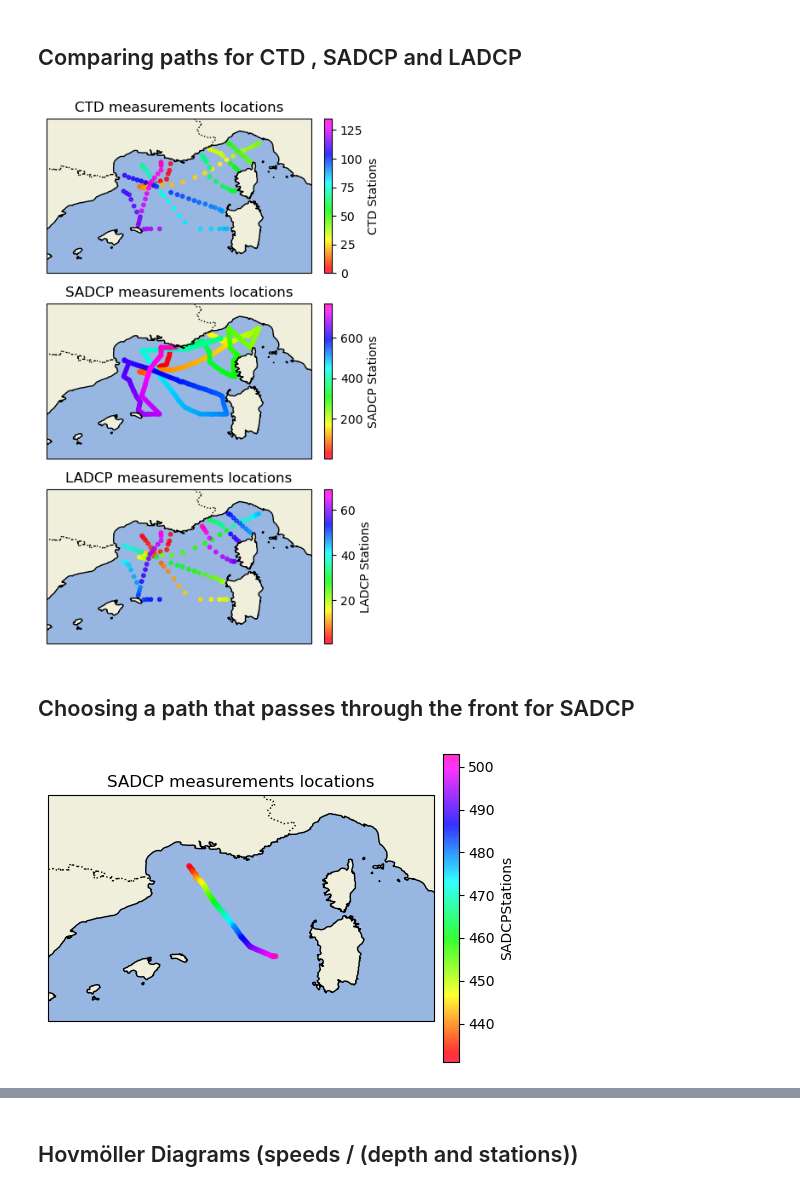
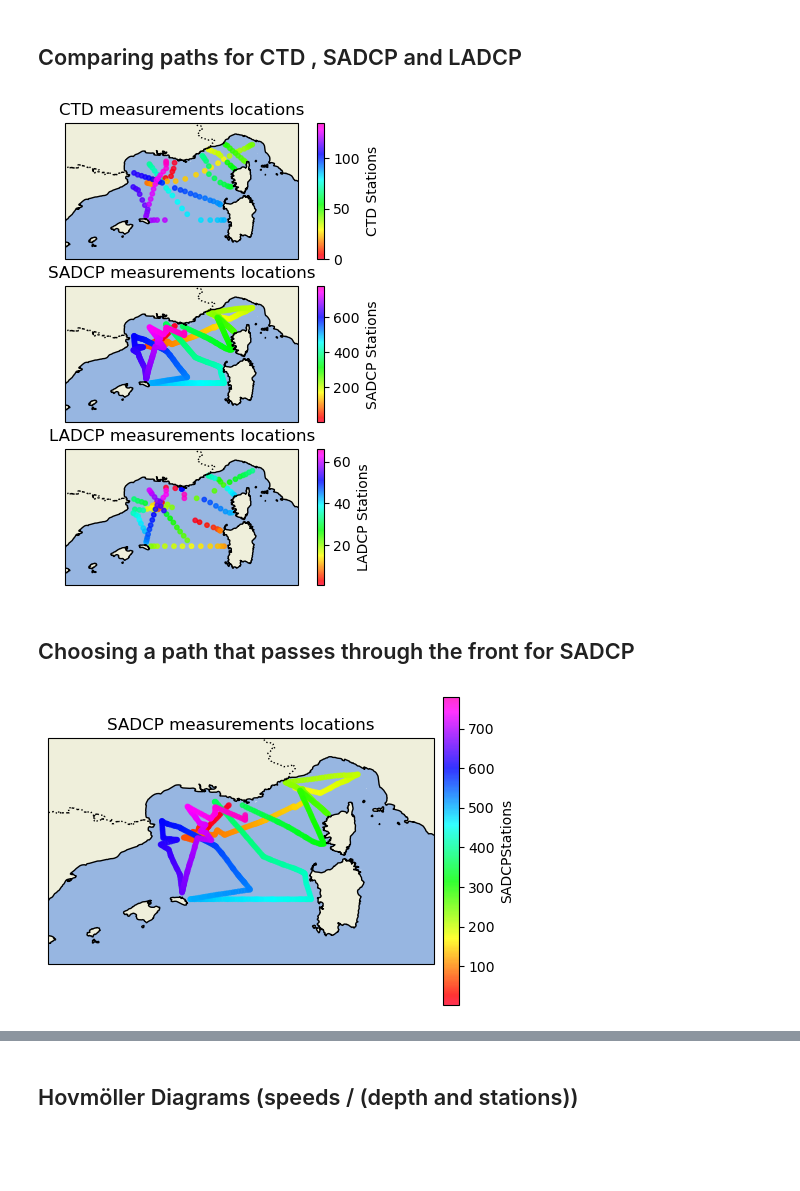
Before and after one commit to juliencollard2001/FOET_Northern_Gyre, a Jupyter notebook: SLADCP_vis.ipynb, the cells around one changed output, grey strips where cells are left out. Cells and saved outputs as stored; diff of their text form; code cells hidden in the pictures; blank space fills up the shorter version.

```diff
--- a/SLADCP_vis.ipynb
+++ b/SLADCP_vis.ipynb
@@ -16,7 +16,7 @@ from T_S_diagram import ts_diagram
 from data_loading import get_LADCP, get_SADCP,get_2021_CTD_data
 # %%
 # Load the data from the file
-year = 2021
+year = 2019
 
 SADCP = get_SADCP(year)
 LADCP = get_LADCP(year)
@@ -24,7 +24,7 @@ CTD = get_2021_CTD_data()
 # %% [markdown]
 ## Comparing paths for CTD , SADCP and LADCP
 # %%
-fig, ax = plt.subplots(3,1,figsize=(10,8),subplot_kw={'projection': ccrs.PlateCarree()})
+fig, ax = plt.subplots(3,1,figsize=(12,6),subplot_kw={'projection': ccrs.PlateCarree()})
 ax.flatten()
 
 sc = ax[0].scatter (CTD['longitude'],CTD['latitude'], s=10, c=CTD['idx'], cmap='gist_rainbow', alpha=0.8)
@@ -34,41 +34,41 @@ ax[0].add_feature(cfeature.COASTLINE)
 ax[0].add_feature(cfeature.OCEAN)
 ax[0].add_feature(cfeature.BORDERS, linestyle=':')
 cbar = plt.colorbar(sc, ax=ax[0], orientation='vertical', pad=0.02)
 cbar.set_label('CTD Stations')
 ax[0].set_title('CTD measurements locations')
 
 
 sc = ax[1].scatter (SADCP['longitude'],SADCP['latitude'], s=10, c=SADCP['idx'], cmap='gist_rainbow', alpha=0.8)
 ax[1].set_extent([0, 12, 38, 45])
 ax[1].add_feature(cfeature.LAND)
 ax[1].add_feature(cfeature.COASTLINE)
 ax[1].add_feature(cfeature.OCEAN)
 ax[1].add_feature(cfeature.BORDERS, linestyle=':')
 cbar = plt.colorbar(sc, ax=ax[1], orientation='vertical', pad=0.02)
 cbar.set_label('SADCP Stations')
 ax[1].set_title('SADCP measurements locations')
 
 
 sc = ax[2].scatter (LADCP['longitude'],LADCP['latitude'], s=10, c=LADCP['idx'], cmap='gist_rainbow', alpha=0.8)
 ax[2].set_extent([0, 12, 38, 45])
 ax[2].add_feature(cfeature.LAND)
 ax[2].add_feature(cfeature.COASTLINE)
 ax[2].add_feature(cfeature.OCEAN)
 ax[2].add_feature(cfeature.BORDERS, linestyle=':')
 cbar = plt.colorbar(sc, ax=ax[2], orientation='vertical', pad=0.02)
 cbar.set_label('LADCP Stations')
 ax[2].set_title('LADCP measurements locations')
 
 plt.show()
 # %% [output]
-[figure, old version]
+[figure, new version]
 # %% [markdown]
 ## Choosing a path that passes through the front for SADCP
 # %%
 fig, ax = plt.subplots(1,1,figsize=(6,4),subplot_kw={'projection': ccrs.PlateCarree()})
 
-N0 = 430
-N1 = 503
+N0 = 1
+N1 = 800
 sc = ax.scatter (SADCP['longitude'][N0:N1],SADCP['latitude'][N0:N1], s=10, c=SADCP['idx'][N0:N1], cmap='gist_rainbow', alpha=0.8)
 ax.set_extent([0, 12, 38, 45])
 ax.add_feature(cfeature.LAND)
@@ -81,6 +81,6 @@ ax.set_title('SADCP measurements locations')
 
 plt.show()
 # %% [output]
-[figure, old version]
+[figure, new version]
 # %%
 Coupe1 = SADCP.where((SADCP['idx'] > N0) & (SADCP['idx'] < N1), drop=True)
```
Also changed, not shown: parts of 9 cells of this notebook.
